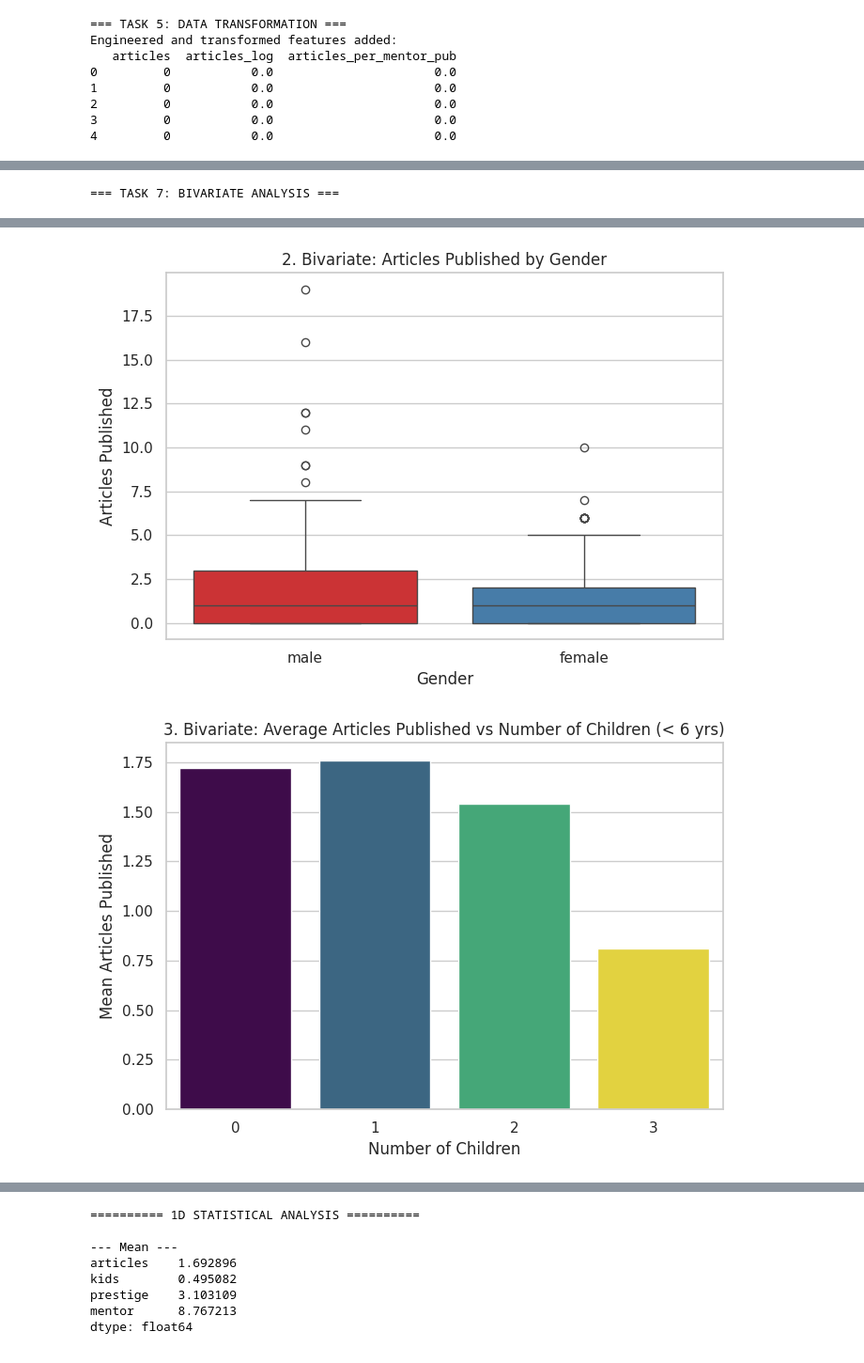
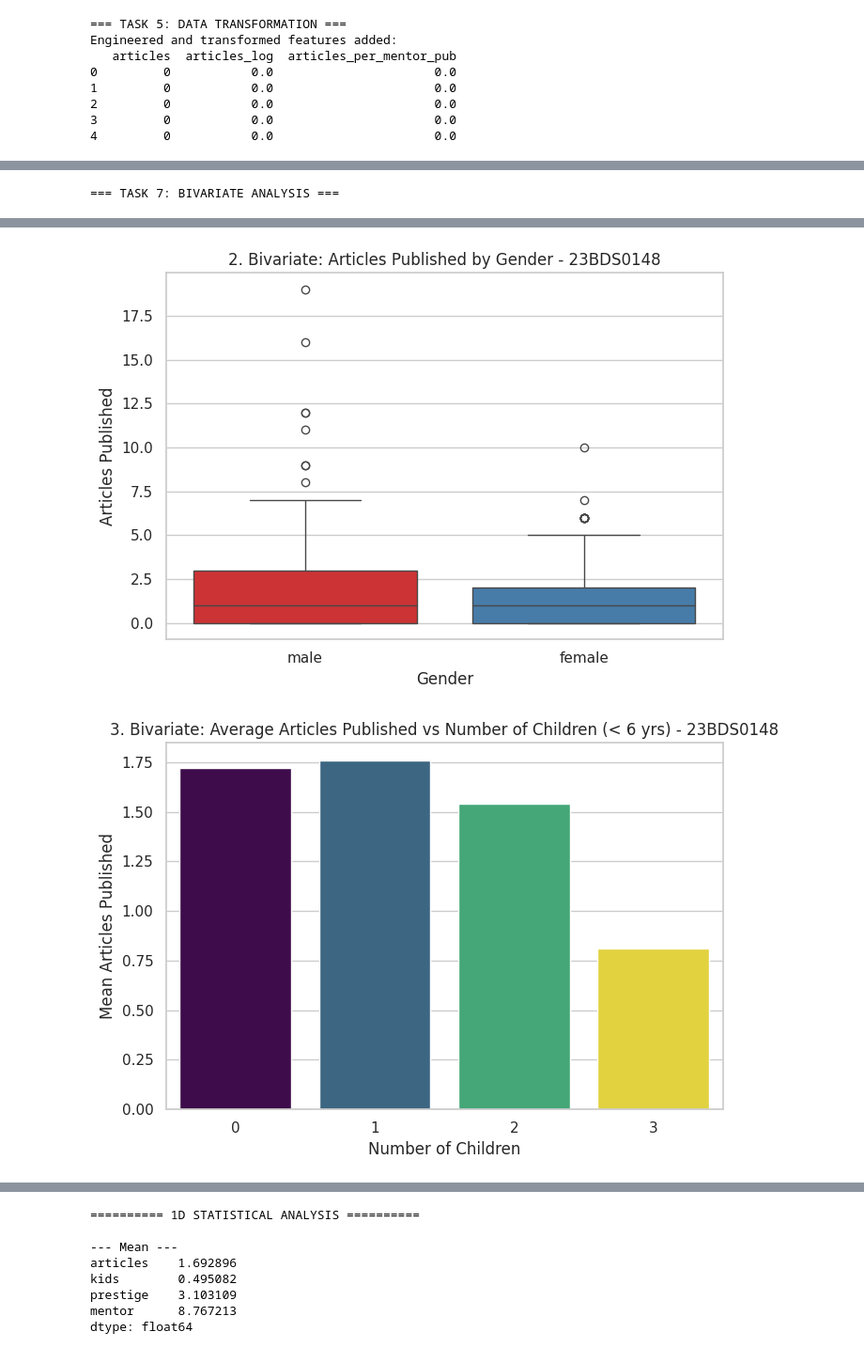
Before and after one commit to pranjal-coders/PRANJAL_PAL, a Jupyter notebook: EDA_Course_Project.ipynb, the cells around one changed output, grey strips where cells are left out. Shown at 94% size. Drawn from its saved outputs; the diff is of its cells as text; code cells hidden in the pictures.

```diff
--- a/EDA_Course_Project.ipynb
+++ b/EDA_Course_Project.ipynb
@@ -199,7 +199,7 @@ print("\n=== TASK 7: BIVARIATE ANALYSIS ===")
 # Vis 1: Mentor Publications vs Student Articles (Scatter Plot + Regression)
 plt.figure(figsize=(8, 5))
 sns.regplot(data=df, x='mentor', y='articles', scatter_kws={'alpha': 0.5}, line_kws={'color': 'red'})
-plt.title("1. Bivariate: Mentor Publications vs Student Articles")
+plt.title("1. Bivariate: Mentor Publications vs Student Articles - 23BDS0148")
 plt.xlabel("Mentor Publications")
 plt.ylabel("Student Articles")
 plt.tight_layout()
@@ -208,7 +208,7 @@ plt.show()
 # Vis 2: Student Articles Published by Gender (Box Plot)
 plt.figure(figsize=(7, 5))
 sns.boxplot(data=df, x='gender', y='articles', hue='gender', palette='Set1', legend=False)
-plt.title("2. Bivariate: Articles Published by Gender")
+plt.title("2. Bivariate: Articles Published by Gender - 23BDS0148")
 plt.xlabel("Gender")
 plt.ylabel("Articles Published")
 plt.tight_layout()
@@ -217,7 +217,7 @@ plt.show()
 # Vis 3: Average Articles Published by Number of Young Children (Bar Plot)
 plt.figure(figsize=(7, 5))
 sns.barplot(data=df, x='kids', y='articles', hue='kids', errorbar=None, palette='viridis', legend=False)
-plt.title("3. Bivariate: Average Articles Published vs Number of Children (< 6 yrs)")
+plt.title("3. Bivariate: Average Articles Published vs Number of Children (< 6 yrs) - 23BDS0148")
 plt.xlabel("Number of Children")
 plt.ylabel("Mean Articles Published")
 plt.tight_layout()
@@ -228,5 +228,5 @@ plt.show()
-[figure, old version]
+[figure, new version]
-[figure, old version]
+[figure, new version]
 # %%
 # TASK 8: MULTIVARIATE ANALYSIS (3 VISUALIZATIONS)
 print("\n=== TASK 8: MULTIVARIATE ANALYSIS ===")
```
Also changed, not shown: parts of 21 cells of this notebook.
